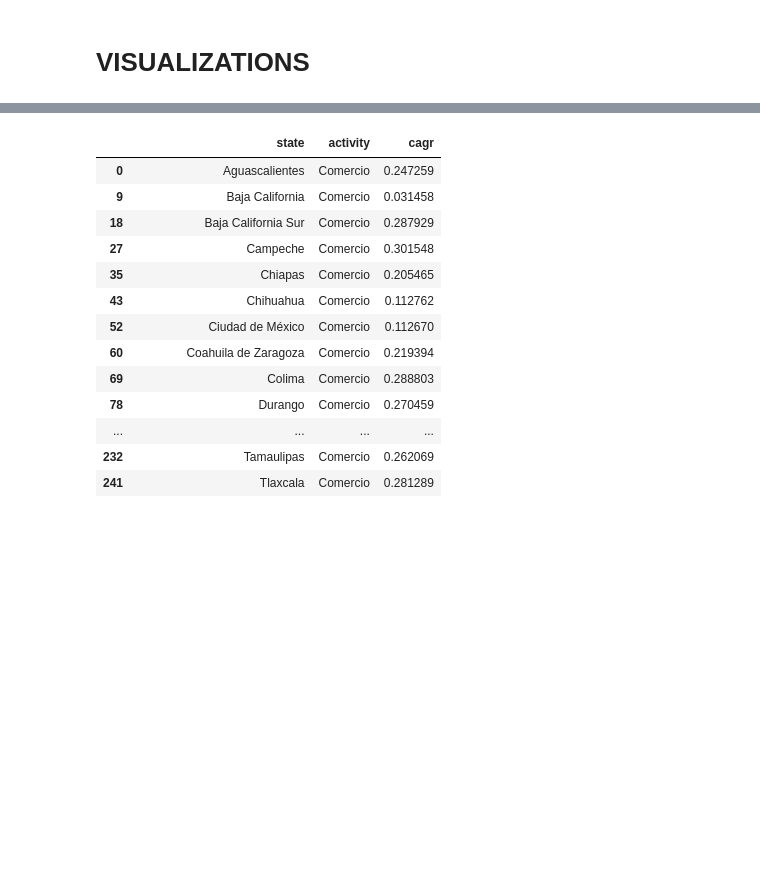
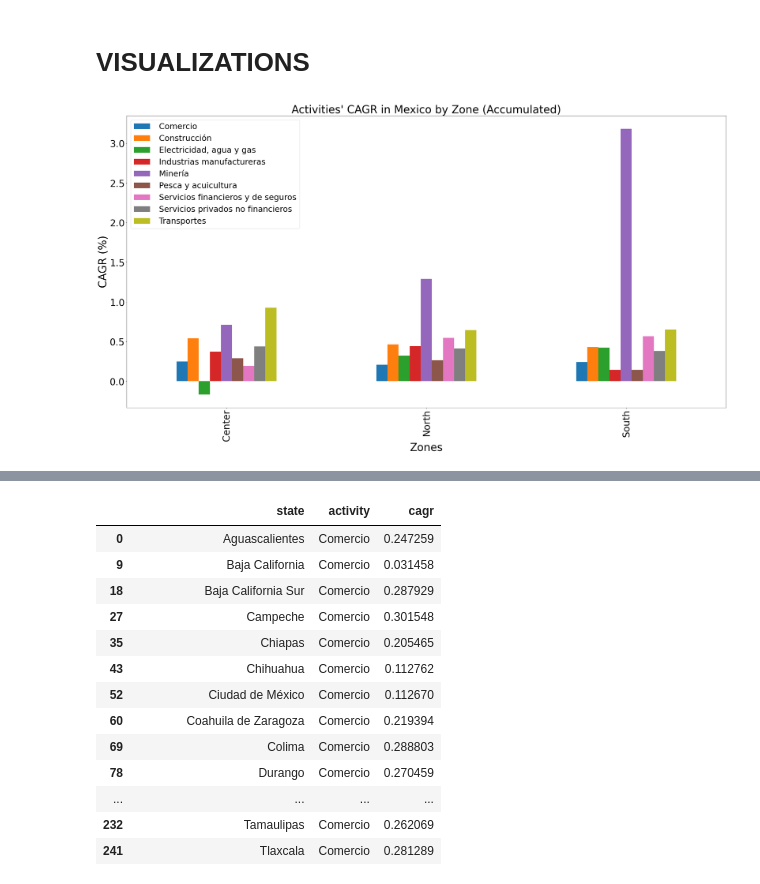
Before and after one commit to damontufar/project1, a Jupyter notebook: data_cleanup/inegi_data.ipynb, the cells around one changed output, grey strips where cells are left out. Drawn from its saved outputs; the diff is of its cells as text; code cells hidden in the pictures; blank space fills up the shorter version.

Commit message:
Adding Plots

```diff
--- a/data_cleanup/inegi_data.ipynb
+++ b/data_cleanup/inegi_data.ipynb
@@ -387,2 +370,35 @@ states_df
 # %% [markdown]
 # VISUALIZATIONS
+# %%
+#Visualization of data STARTS HERE!
+#Visualization per sector
+#Bar chart of all states and all activities
+test_df = states_df[["zones","activity","cagr"]]
+df_pivot = pd.pivot_table(
+    test_df,
+    values="cagr",
+    index="zones",
+    columns="activity",
+)
+
+ax = df_pivot.plot(kind="bar")
+# Get a Matplotlib figure from the axes object for formatting purposes
+fig = ax.get_figure()
+# Change the plot dimensions (width, height)
+fig.set_size_inches(40, 20)
+# Change the axes labels
+
+ax.set_ylabel("CAGR")
+
+# Use this to show the plot in a new window
+plt.xlabel("Zones", size = 40)
+plt.ylabel("CAGR (%)", size = 40)
+ax.tick_params(axis="x", labelsize=35)
+ax.tick_params(axis="y", labelsize=35)
+plt.legend(fontsize=30)
+plt.title("Activities' CAGR in Mexico by Zone (Accumulated)", size=40)
+plt.savefig("Figures/CAGR_by_Zone.png")
+plt.show()
+plt.close()
+# %% [output]
+[figure, added]
```
Also changed, not shown: parts of 12 cells of this notebook, 4 other files.
